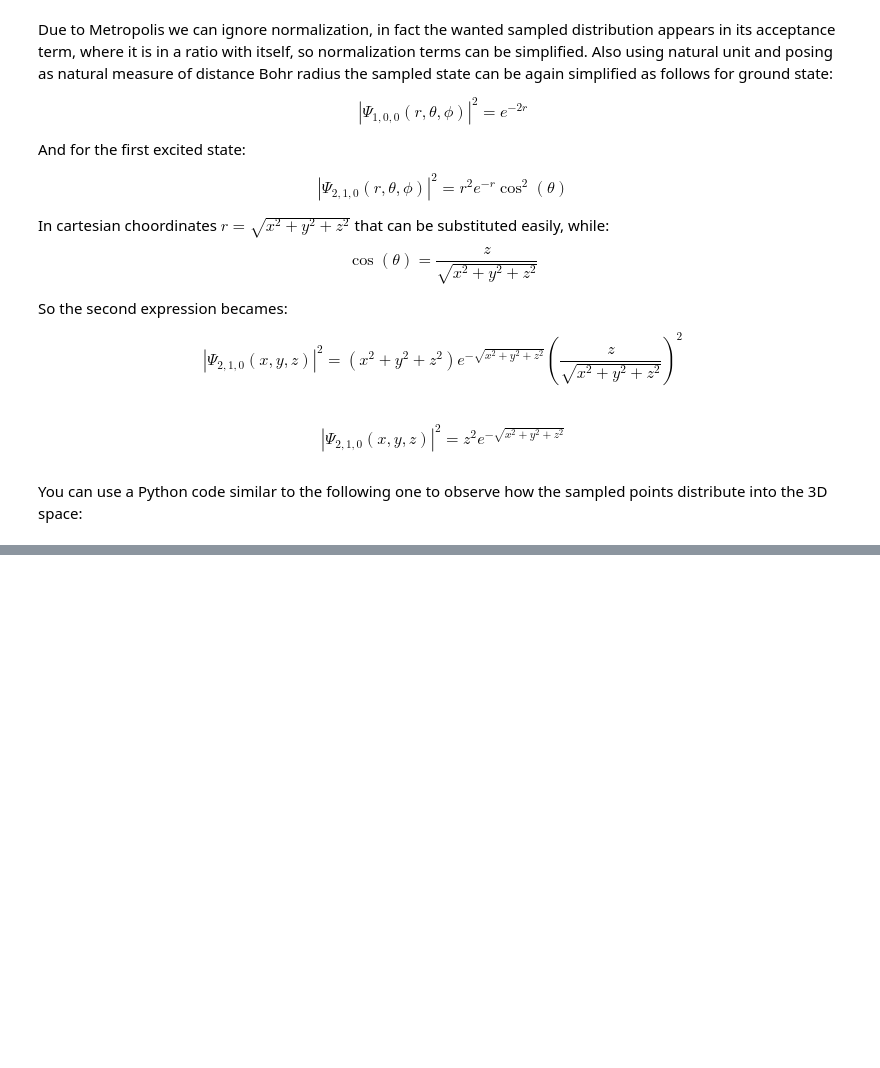
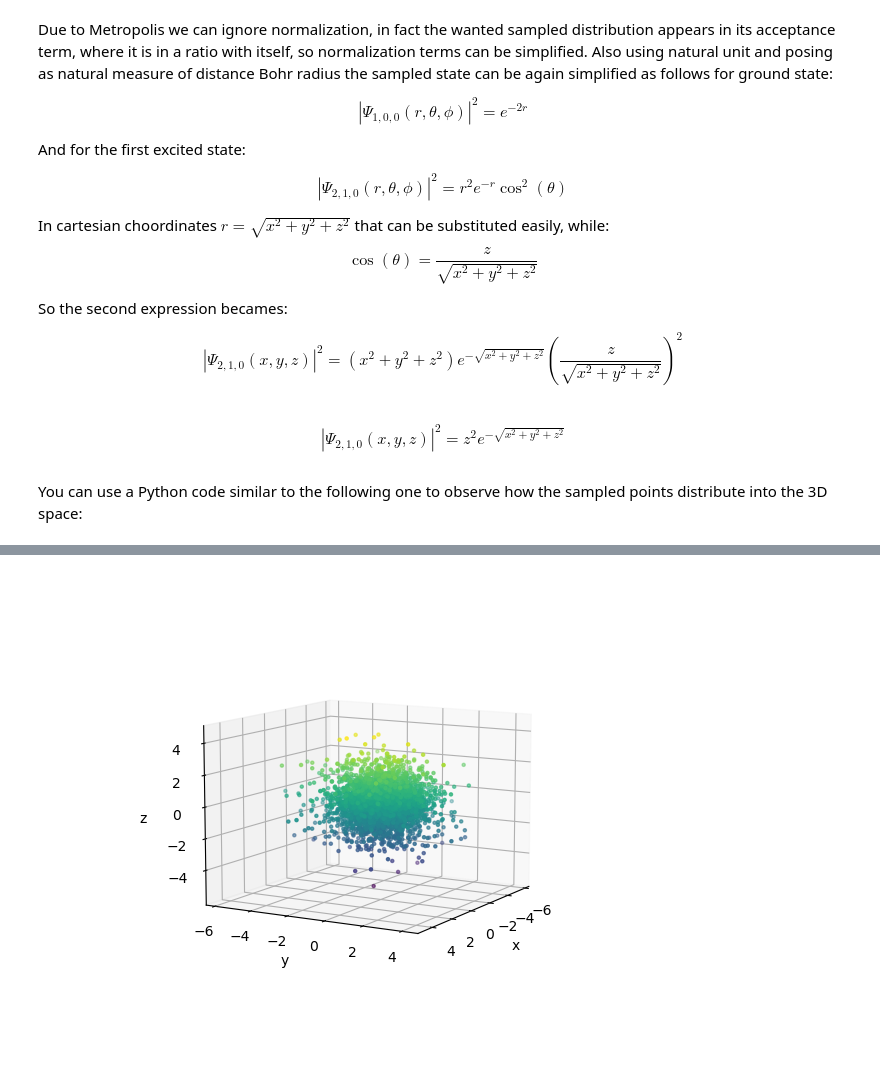
Before and after one commit to RandDouble/SimulazioneNumerica, a Jupyter notebook: LSN_Exercises_05.ipynb, the cells around one changed output, grey strips where cells are left out. Drawn from its saved outputs; the diff is of its cells as text; code cells hidden in the pictures; blank space fills up the shorter version.

```diff
--- a/LSN_Exercises_05.ipynb
+++ b/LSN_Exercises_05.ipynb
@@ -106,0 +107,12 @@ plt.show()
+# %%
+data = np.loadtxt('eser_5/5_1/output_s.csv', delimiter=',')
+
+fig = plt.figure()
+ax = fig.add_subplot(projection='3d')
+ax.scatter(data[:,0], data[:,1], data[:,2], c=data[:,2], marker='.')
+ax.set_xlabel('x')
+ax.set_ylabel('y')
+ax.set_zlabel('z')
+ax.view_init(10, 30)
+# %% [output]
+[figure, added]
```
Also changed, not shown: parts of 6 cells of this notebook, 8 other files.
